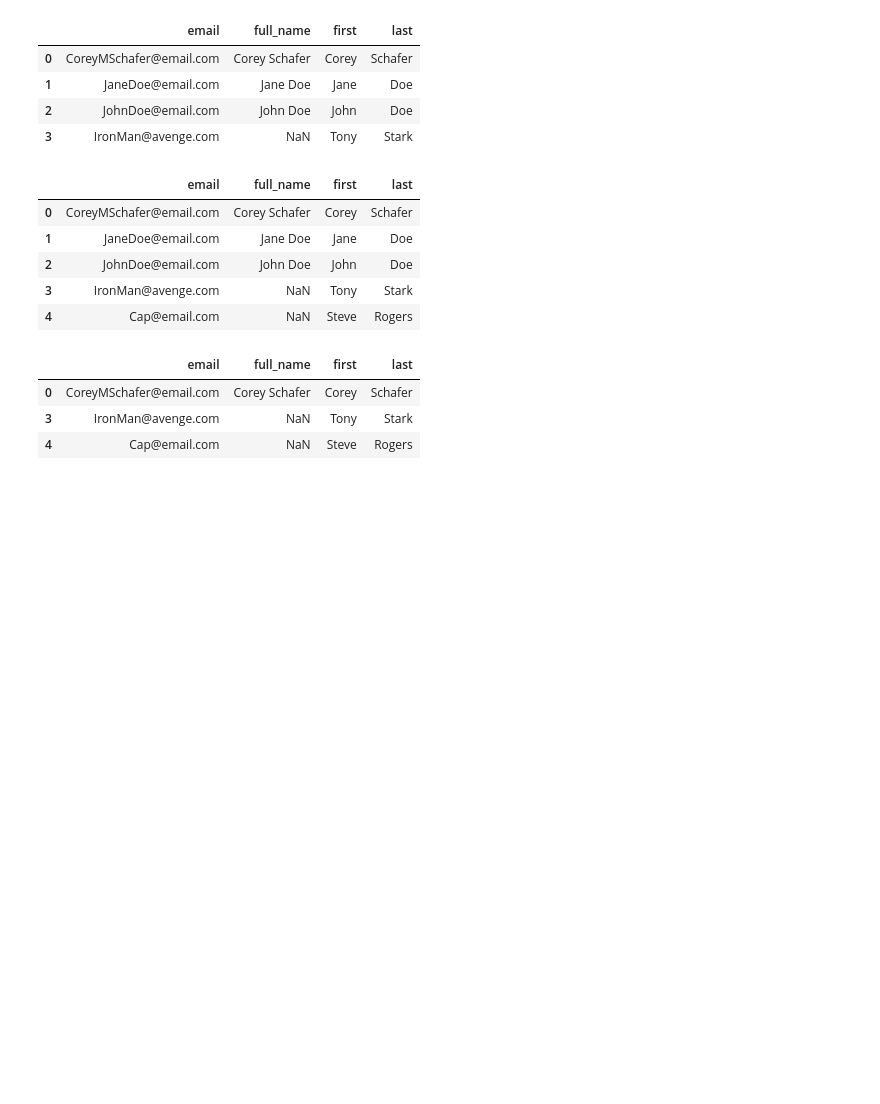
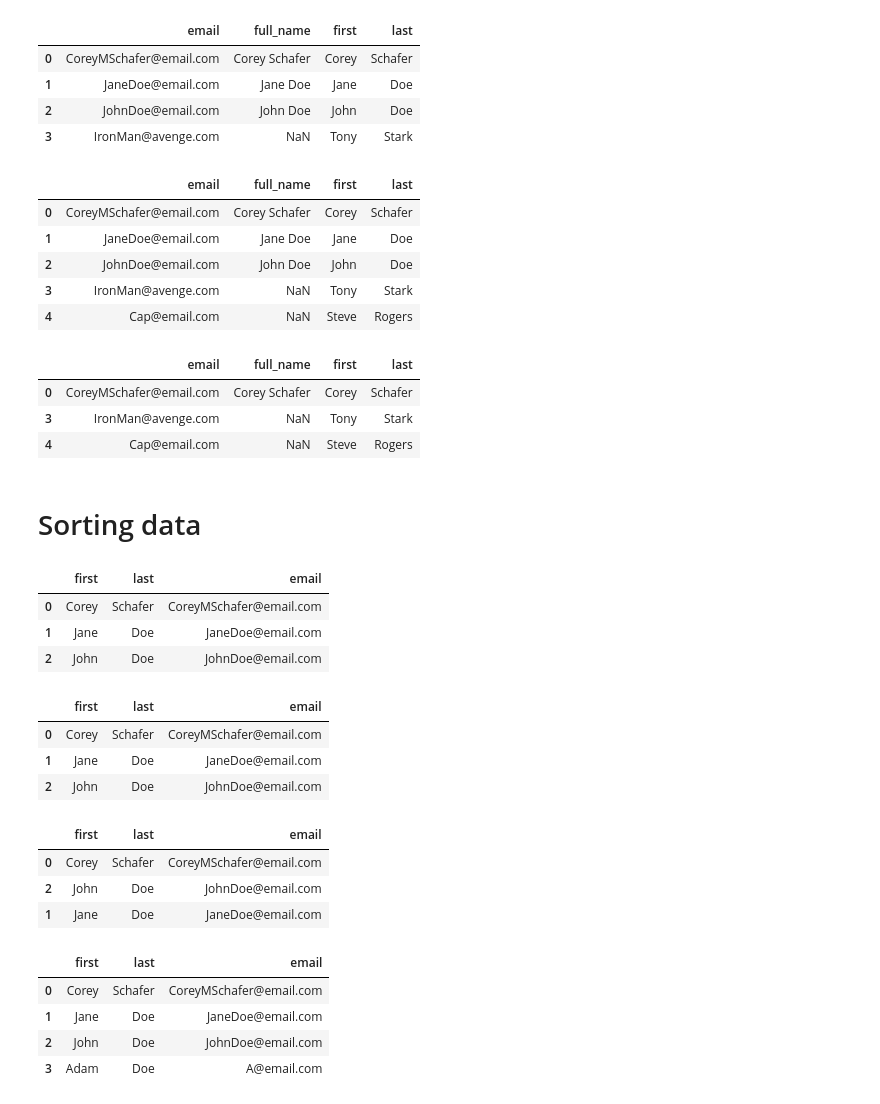
Before and after one commit to sakhawath19/Python, a Jupyter notebook: pandas/pandas_and_dict.ipynb, the cells around one changed output. Drawn from its saved outputs; the diff is of its cells as text; code cells hidden in the pictures; blank space fills up the shorter version.

```diff
--- a/pandas/pandas_and_dict.ipynb
+++ b/pandas/pandas_and_dict.ipynb
@@ -430,3 +430,57 @@ df.drop(index = df[filt].index)
 | 0 | CoreyMSchafer@email.com | Corey Schafer | Corey | Schafer |
 | 3 | IronMan@avenge.com | NaN | Tony | Stark |
 | 4 | Cap@email.com | NaN | Steve | Rogers |
+# %% [markdown]
+# Sorting data
+# %%
+import pandas as pd
+
+people = {
+    "first": ["Corey", 'Jane', 'John'],
+    "last": ["Schafer", 'Doe', 'Doe'],
+    "email": ["CoreyMSchafer@email.com", 'JaneDoe@email.com', 'JohnDoe@email.com']
+}
+
+df = pd.DataFrame(people)
+
+df
+# %% [output]
+|  | first | last | email |
+| 0 | Corey | Schafer | CoreyMSchafer@email.com |
+| 1 | Jane | Doe | JaneDoe@email.com |
+| 2 | John | Doe | JohnDoe@email.com |
+# %%
+# Sorting by last name in descending order
+# There could be same value in multiple row, then you should try to sort by multiple column
+
+df.sort_values(by='last', ascending=False)
+# %% [output]
+|  | first | last | email |
+| 0 | Corey | Schafer | CoreyMSchafer@email.com |
+| 1 | Jane | Doe | JaneDoe@email.com |
+| 2 | John | Doe | JohnDoe@email.com |
+# %%
+# Initially sort by last name then sort by first name
+
+df.sort_values(by=['last', 'first'], ascending=False)
+# %% [output]
+|  | first | last | email |
+| 0 | Corey | Schafer | CoreyMSchafer@email.com |
+| 2 | John | Doe | JohnDoe@email.com |
+| 1 | Jane | Doe | JaneDoe@email.com |
+# %%
+people = {
+    "first": ["Corey", 'Jane', 'John', 'Adam'],
+    "last": ["Schafer", 'Doe', 'Doe', 'Doe'],
+    "email": ["CoreyMSchafer@email.com", 'JaneDoe@email.com', 'JohnDoe@email.com', 'A@email.com']
+}
+
+df = pd.DataFrame(people)
+
+df
+# %% [output]
+|  | first | last | email |
+| 0 | Corey | Schafer | CoreyMSchafer@email.com |
+| 1 | Jane | Doe | JaneDoe@email.com |
+| 2 | John | Doe | JohnDoe@email.com |
+| 3 | Adam | Doe | A@email.com |
```
Also changed, not shown: parts of 5 cells of this notebook.
